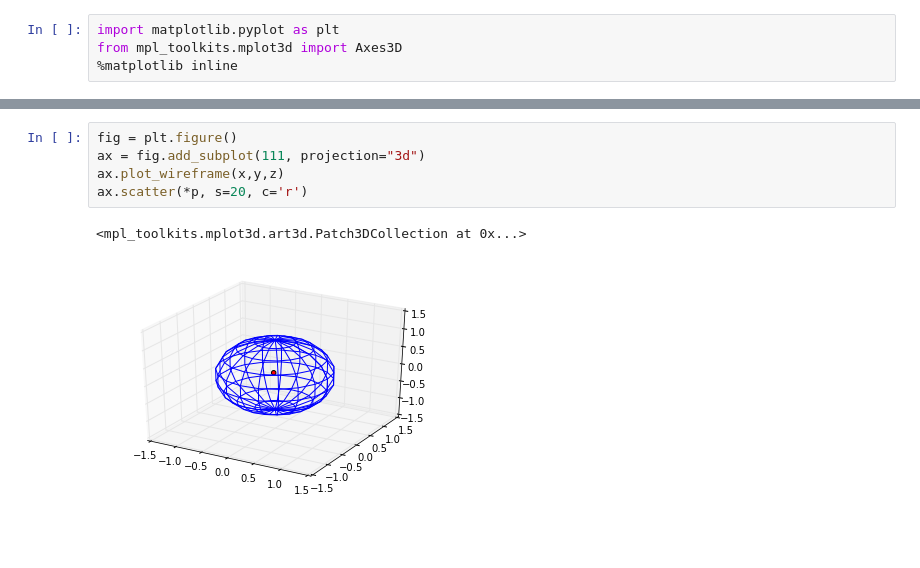
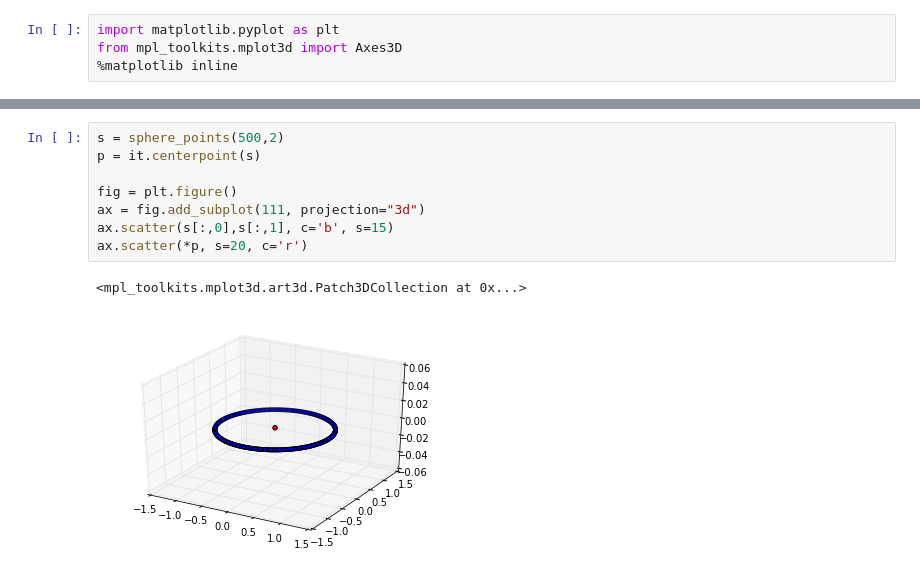
Before and after one commit to fu-berlin-swp-2014/center-points, a Jupyter notebook: sphere3d.ipynb, the cells around one changed output, grey strips where cells are left out. Drawn from its saved outputs; the diff is of its cells as text; blank space fills up the shorter version.

Commit message:
Fix sphere generation and ipython demo notebook.

```diff
--- a/sphere3d.ipynb
+++ b/sphere3d.ipynb
@@ -50,8 +38,11 @@ ax.scatter(*p, s=20, c='r')
 # %%
+s = sphere_points(500,2)
+p = it.centerpoint(s)
+
 fig = plt.figure()
 ax = fig.add_subplot(111, projection="3d")
-ax.plot_wireframe(x,y,z)
+ax.scatter(s[:,0],s[:,1], c='b', s=15)
 ax.scatter(*p, s=20, c='r')
 # %% [output]
 <mpl_toolkits.mplot3d.art3d.Patch3DCollection at 0x...>
-[figure, old version]
+[figure, new version]
```
Also changed, not shown: parts of 12 cells of this notebook, 1 other file.
